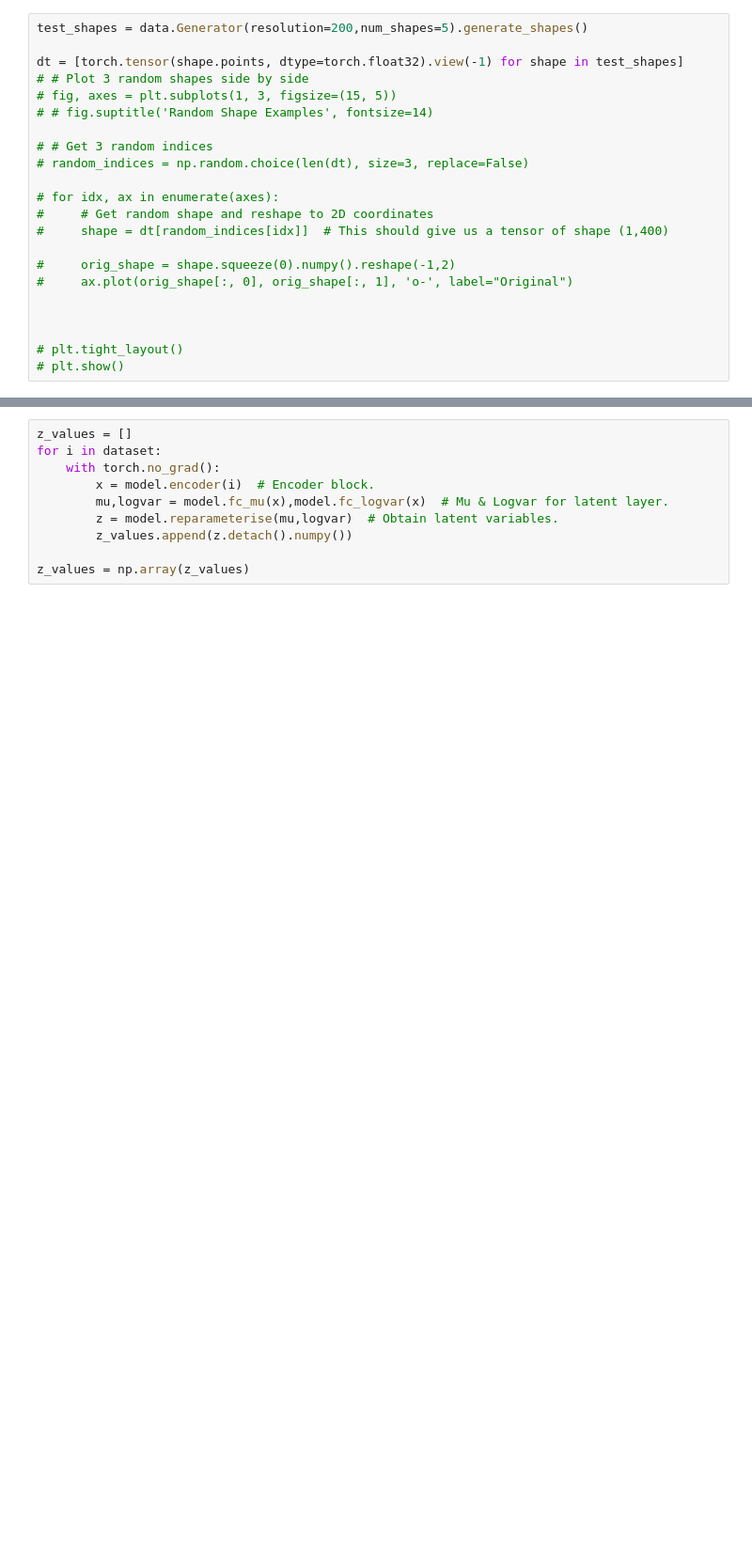
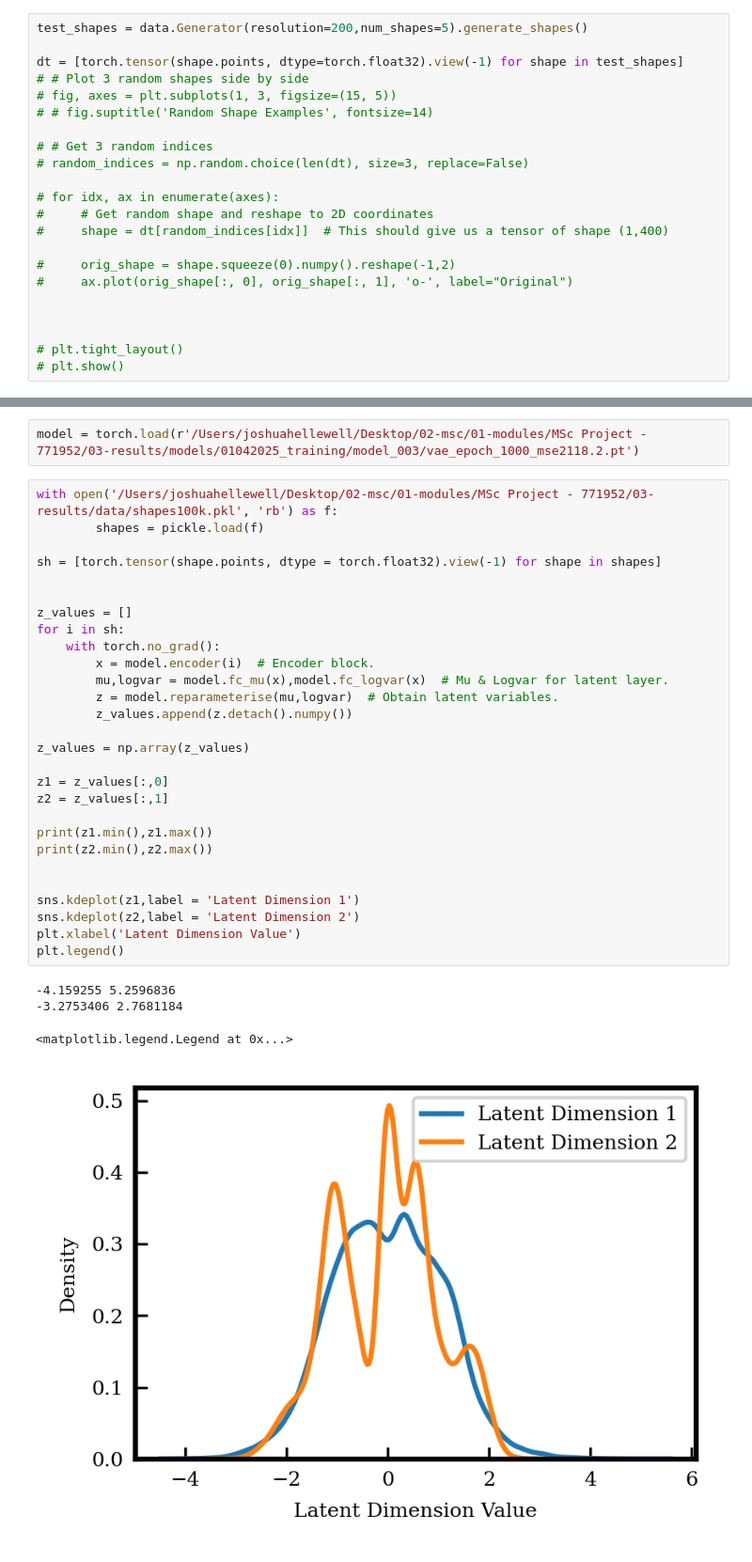
Before and after one commit to jhell1717/latentoptim, a Jupyter notebook: examples/train_model.ipynb, the cells around one changed output, grey strips where cells are left out. Shown at 94% size. Saved outputs shown, nothing was run; the diff lists cells and outputs as text; blank space fills up the shorter version.

```diff
--- a/examples/train_model.ipynb
+++ b/examples/train_model.ipynb
@@ -96,10 +101,35 @@ dt = [torch.tensor(shape.points, dtype=torch.float32).view(-1) for shape in test
+# %%
+model = torch.load(r'/Users/joshuahellewell/Desktop/02-msc/01-modules/MSc Project - 771952/03-results/models/01042025_training/model_003/vae_epoch_1000_mse2118.2.pt')
 # %%
+with open('/Users/joshuahellewell/Desktop/02-msc/01-modules/MSc Project - 771952/03-results/data/shapes100k.pkl', 'rb') as f:
+        shapes = pickle.load(f)
+
+sh = [torch.tensor(shape.points, dtype = torch.float32).view(-1) for shape in shapes]
+
+
 z_values = []
-for i in dataset:
+for i in sh:
     with torch.no_grad():
         x = model.encoder(i)  # Encoder block.
         mu,logvar = model.fc_mu(x),model.fc_logvar(x)  # Mu & Logvar for latent layer.
         z = model.reparameterise(mu,logvar)  # Obtain latent variables.
         z_values.append(z.detach().numpy())
 
 z_values = np.array(z_values)
+
+z1 = z_values[:,0]
+z2 = z_values[:,1]
+
+print(z1.min(),z1.max())
+print(z2.min(),z2.max())
+
+
+sns.kdeplot(z1,label = 'Latent Dimension 1')
+sns.kdeplot(z2,label = 'Latent Dimension 2')
+plt.xlabel('Latent Dimension Value')
+plt.legend()
+# %% [output]
+-4.159255 5.2596836
+-3.2753406 2.7681184
+<matplotlib.legend.Legend at 0x...>
+[figure, added]
```
Also changed, not shown: parts of 22 cells of this notebook, 2 other files.
